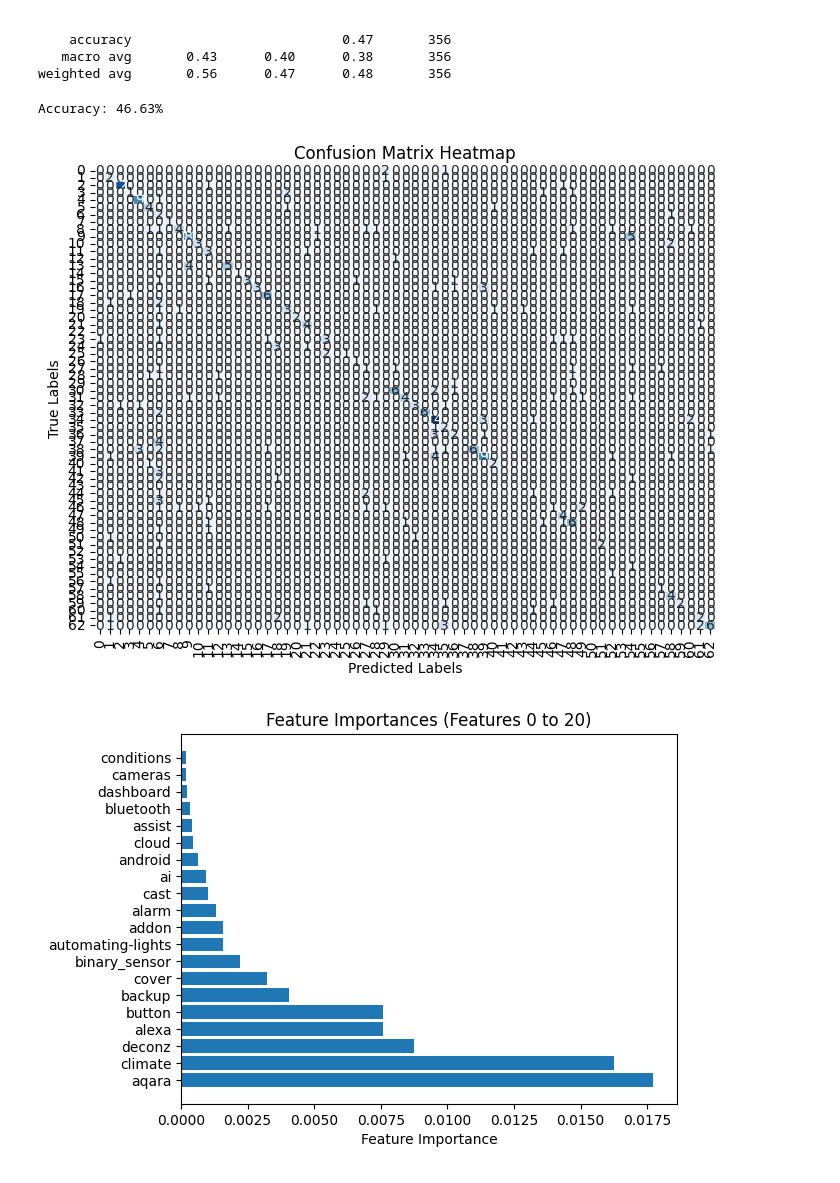
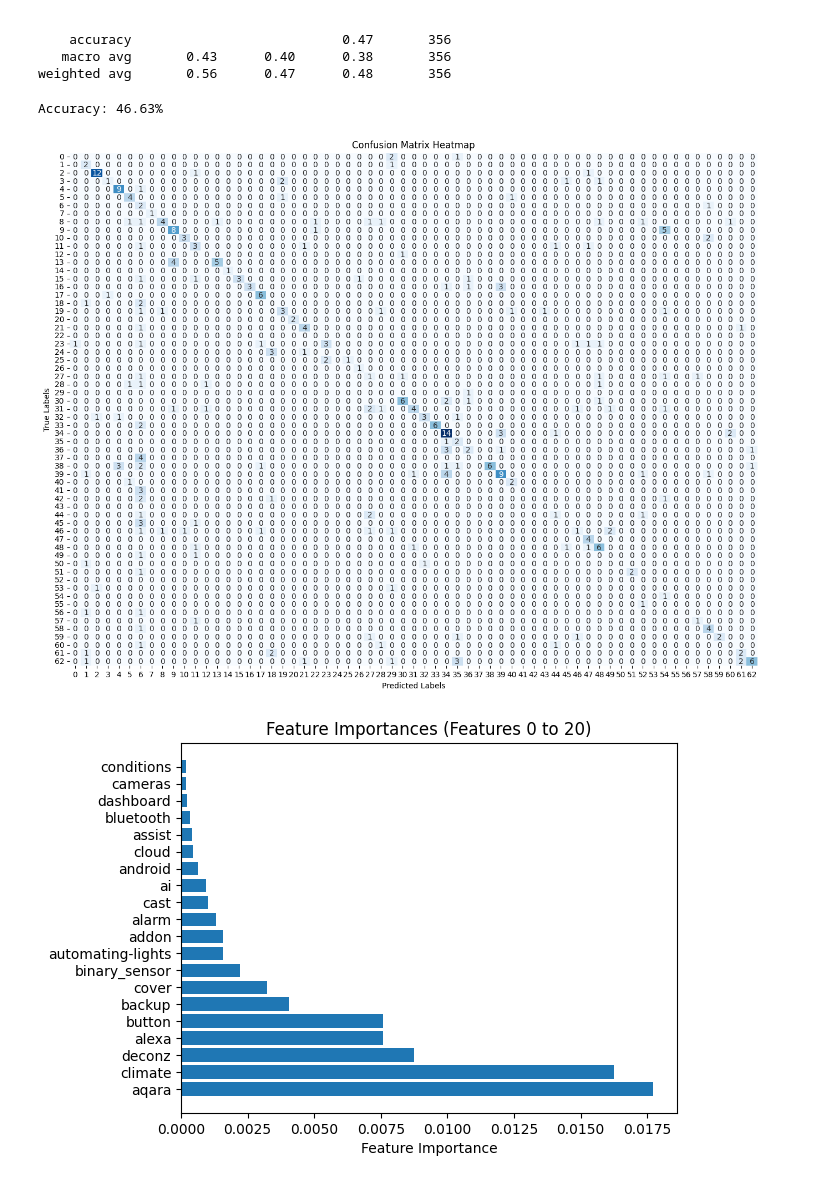
Before and after one commit to 598975/BP-classification, a Jupyter notebook: notebooks/260115-classification-testing.ipynb, the cells around one changed output. Drawn from its saved outputs; the diff is of its cells as text; code cells hidden in the pictures.

```diff
--- a/notebooks/260115-classification-testing.ipynb
+++ b/notebooks/260115-classification-testing.ipynb
@@ -8,7 +8,7 @@ sys.path.append(str(Path("..").resolve()))
 from db.database import Database
 db = Database()
 # %%
-bp_df = pd.read_pickle("bp_clusters_63.pkl")
+bp_df = pd.read_pickle("output/bp_clusters_63.pkl")
 bp_df.head()
 # %% [output]
 |  | blueprint_code | blueprint_url | post_id | description | topic_keywords | keywords_tfidf | blueprint_hash | ... |
@@ -126,21 +126,21 @@ weighted avg       0.56      0.47      0.48       356
 # %%
 import seaborn as sns
 accuracy = accuracy_score(y_test, predictions)
 print(f'Accuracy: {accuracy * 100:.2f}%')
 
 conf_matrix = confusion_matrix(y_test, predictions)
 
-plt.figure(figsize=(8, 6))
+plt.figure(figsize=(16, 12))
 sns.heatmap(conf_matrix, annot=True, fmt='g', cmap='Blues', cbar=False,
             xticklabels=rf_model.classes_, yticklabels=rf_model.classes_)
 
 plt.title('Confusion Matrix Heatmap')
 plt.xlabel('Predicted Labels')
 plt.ylabel('True Labels')
 plt.show()
 # %% [output]
 Accuracy: 46.63%
-[figure, old version]
+[figure, new version]
 # %%
 feature_importances = rf_model.feature_importances_
 
```
Also changed, not shown: parts of 2 cells of this notebook.
